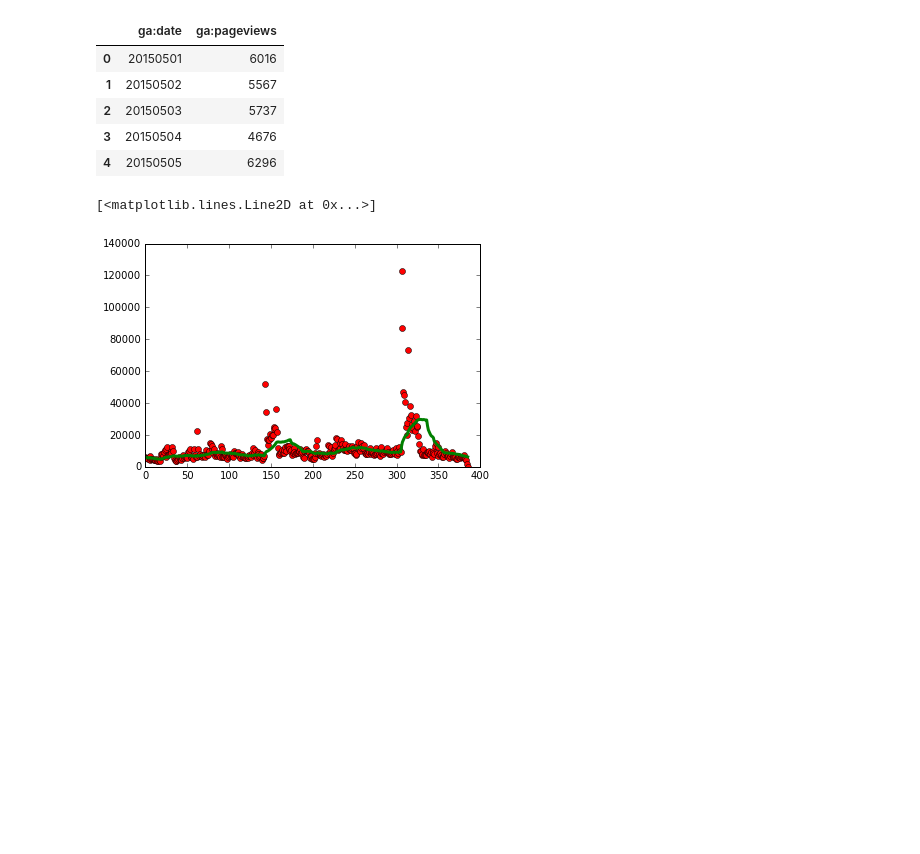
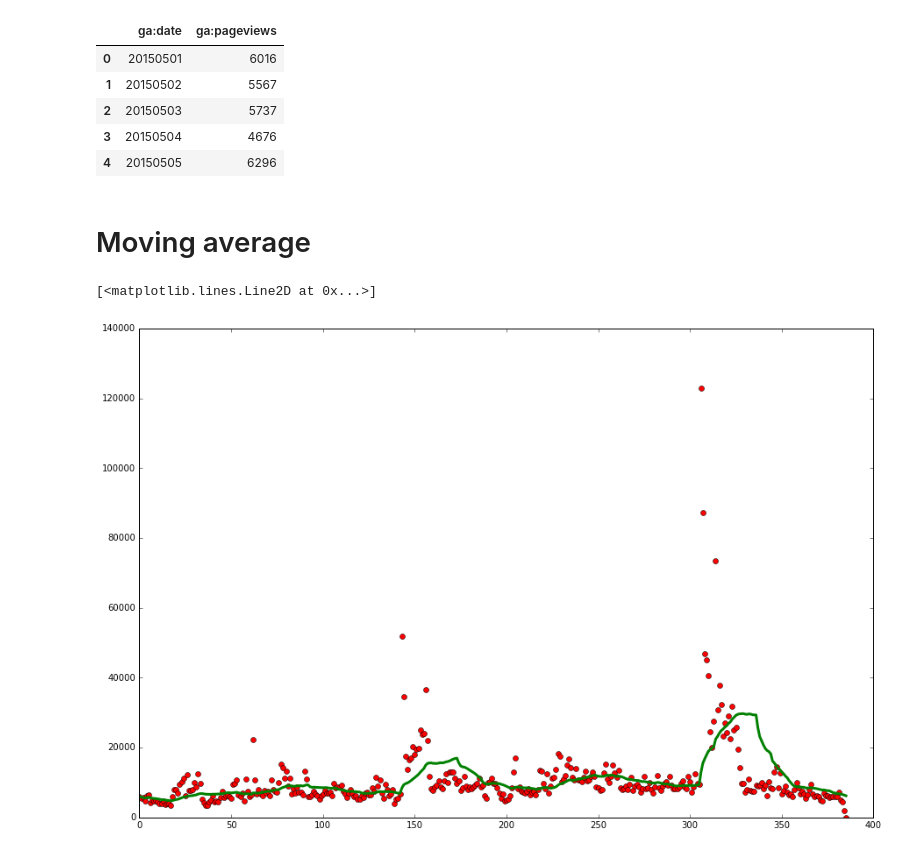
Before and after one commit to Felixaverlant/toolbelt_python_GA, a Jupyter notebook: _notebook_time_series.ipynb, the cells around one changed output. Drawn from its saved outputs; the diff is of its cells as text; code cells hidden in the pictures; blank space fills up the shorter version.

```diff
--- a/_notebook_time_series.ipynb
+++ b/_notebook_time_series.ipynb
@@ -33,12 +32,20 @@ df.head()
 | 2 | 20150503 | 5737 |
 | 3 | 20150504 | 4676 |
 | 4 | 20150505 | 6296 |
+# %% [markdown]
+# Moving average
 # %%
+from pylab import rcParams
+rcParams['figure.figsize'] = 15, 10
+
+df.set_index('ga:date')
 n_days = 30
 dd = pd.to_numeric(df['ga:pageviews']).as_matrix()
+
 m = np.array([np.mean(dd[max(0, i - n_days) : i+1]) for i in range(len(dd))])
+
 plt.plot(dd, "ro")
 plt.plot(m, "g-", linewidth=3)
 # %% [output]
 [<matplotlib.lines.Line2D at 0x...>]
-[figure, old version]
+[figure, new version]
```
Also changed, not shown: parts of 1 cell of this notebook, 2 other files.
